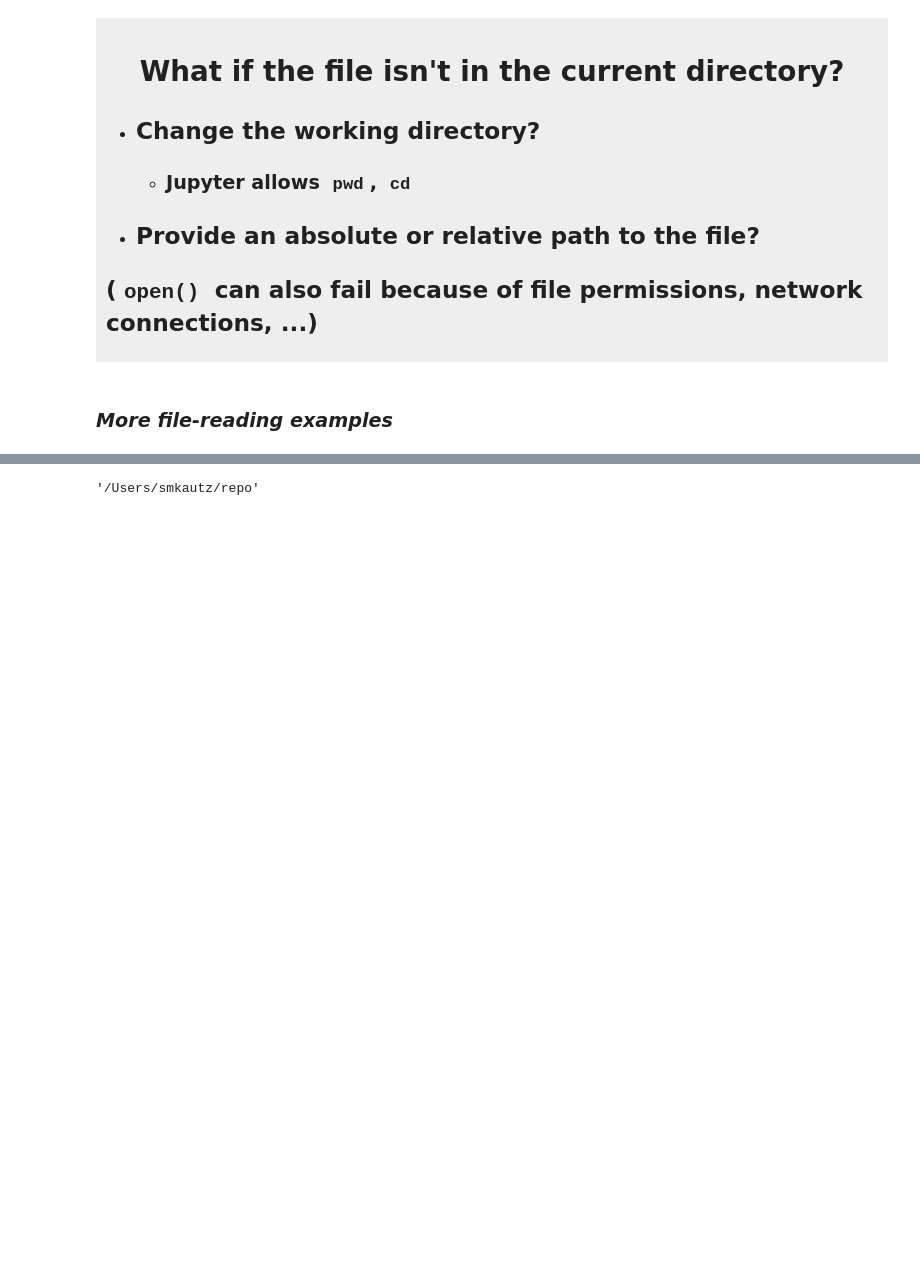
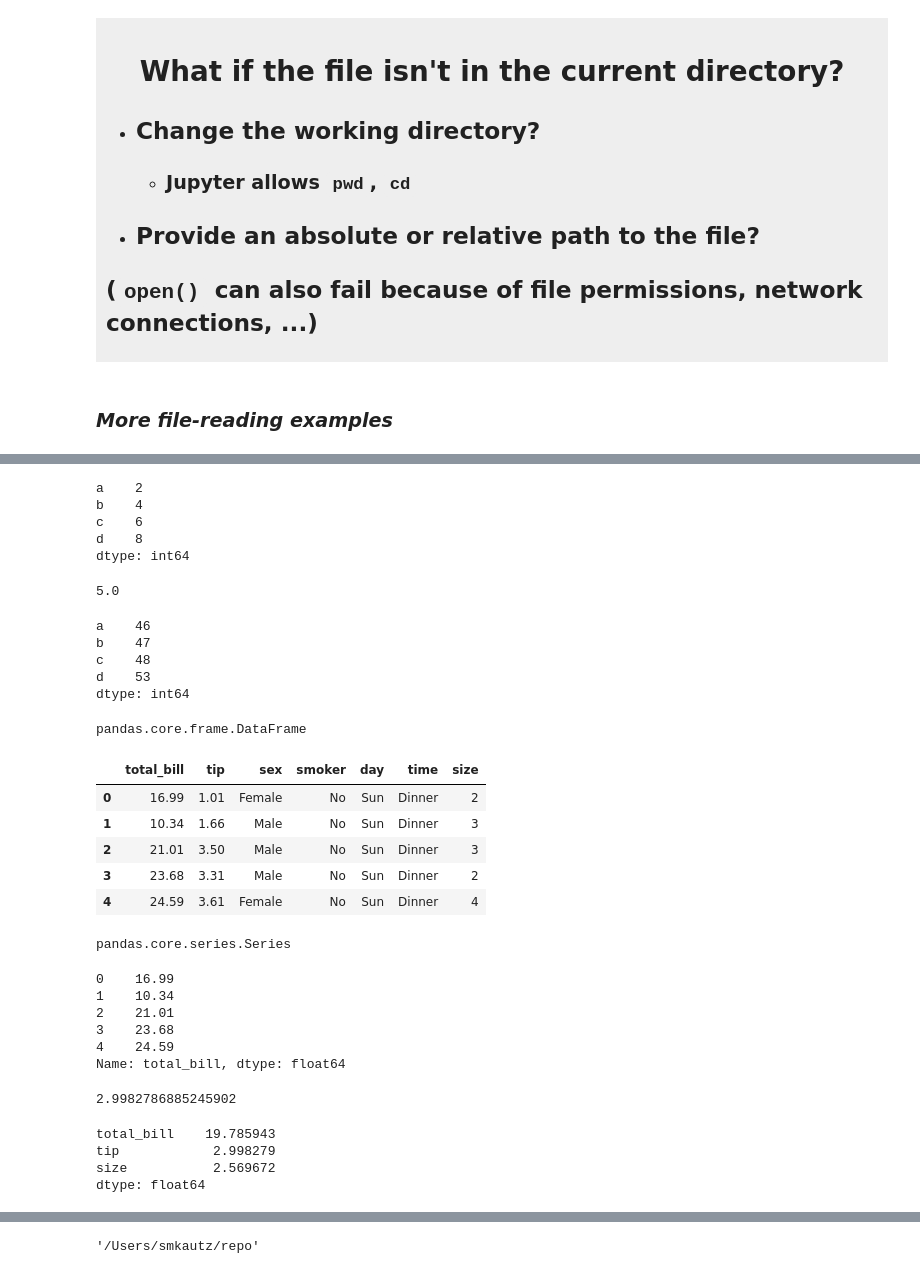
Before and after one commit to jameschen00/mbds, a Jupyter notebook: mbds.ipynb, the cells around one changed output, grey strips where cells are left out. Cells and saved outputs as stored; diff of their text form; code cells hidden in the pictures; blank space fills up the shorter version.

Commit message:
add pandas cells

```diff
--- a/mbds.ipynb
+++ b/mbds.ipynb
@@ -913,0 +943,56 @@ mean
+# %%
+data = [2, 4, 6, 8]
+index = ['a', 'b', 'c', 'd']
+s = pd.Series(data, index)
+s
+# s * 2
+# %% [output]
+a    2
+b    4
+c    6
+d    8
+dtype: int64
+# %%
+s.mean()
+# %% [output]
+5.0
+# %%
+# Note that in combining two Series, data is aligned according to column labels!
+data2 = [42, 43, 44, 45]
+index2 = ['c', 'b', 'a', 'd']
+s2 = pd.Series(data2, index2)
+s + s2
+# %% [output]
+a    46
+b    47
+c    48
+d    53
+dtype: int64
+# %%
+df = pd.read_csv('tips.csv')
+type(df)
+# %% [output]
+pandas.core.frame.DataFrame
+# %%
+df.head()
+# %% [output]
+|  | total_bill | tip | sex | smoker | day | time | size |
+| 0 | 16.99 | 1.01 | Female | No | Sun | Dinner | 2 |
+| 1 | 10.34 | 1.66 | Male | No | Sun | Dinner | 3 |
+| 2 | 21.01 | 3.50 | Male | No | Sun | Dinner | 3 |
+| 3 | 23.68 | 3.31 | Male | No | Sun | Dinner | 2 |
+| 4 | 24.59 | 3.61 | Female | No | Sun | Dinner | 4 |
+# %%
+# A DataFrame is like a dictionary mapping column labels to a Series
+type(df['total_bill'])
+# %% [output]
+pandas.core.series.Series
+# %%
+df['total_bill'].head()
+# %% [output]
+0    16.99
+1    10.34
+2    21.01
+3    23.68
+4    24.59
+Name: total_bill, dtype: float64
@@ -913,0 +1010,14 @@ mean
+# %%
+# simpler notation
+df.tip.mean()
+# %% [output]
+2.9982786885245902
+# %%
+# returns a series associating column labels with column mean,
+# excluding non-numeric columns
+df.mean()
+# %% [output]
+total_bill    19.785943
+tip            2.998279
+size           2.569672
+dtype: float64
```
Also changed, not shown: parts of 15 cells of this notebook.
